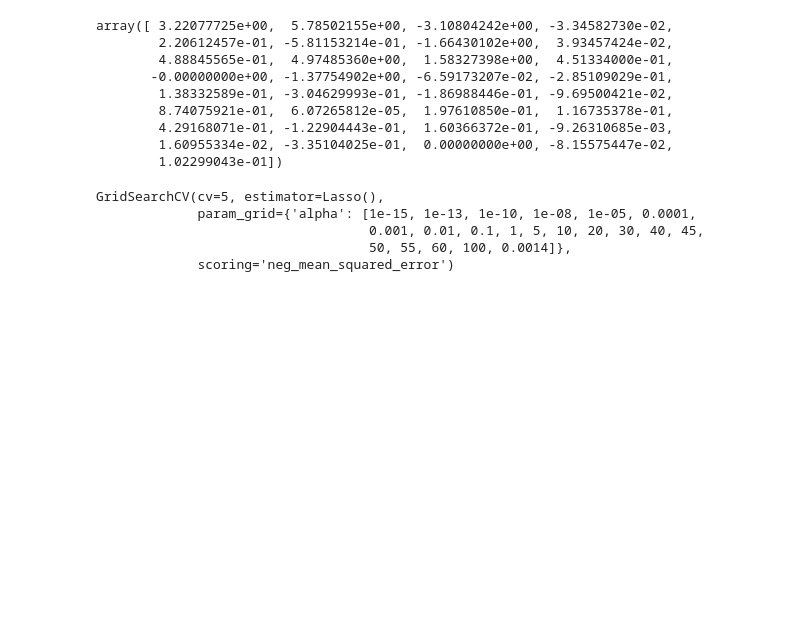
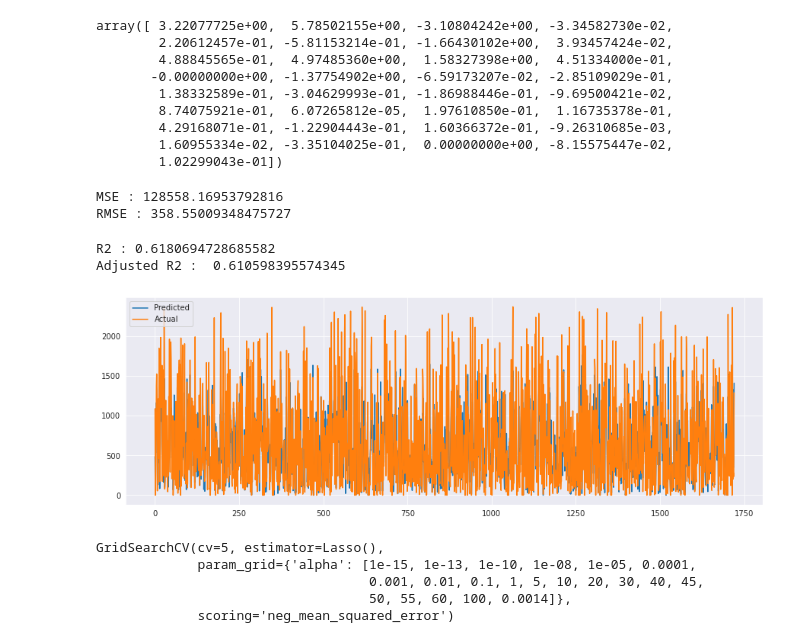
Before and after one commit to aloksingh43/Bike_sharing_demand_prediction, a Jupyter notebook: Bike_sharing_demand_prediction.ipynb, the cells around one changed output. Saved outputs shown, nothing was run; the diff lists cells and outputs as text; code cells hidden in the pictures; blank space fills up the shorter version.

```diff
--- a/Bike_sharing_demand_prediction.ipynb
+++ b/Bike_sharing_demand_prediction.ipynb
@@ -662,8 +662,8 @@ plt.show()
 [figure]
 # %%
 from sklearn.linear_model import Lasso
-lasso  = Lasso(alpha=0.001 , max_iter= 3000)
-lasso.fit(X_train, y_train)
+lasso_1  = Lasso(alpha=0.001 , max_iter= 3000)
+lasso_1.fit(X_train, y_train)
 # %% [output]
 Lasso(alpha=0.001, max_iter=3000)
 # %%
@@ -682,6 +682,31 @@ array([ 3.22077725e+00,  5.78502155e+00, -3.10804242e+00, -3.34582730e-02,
         4.29168071e-01, -1.22904443e-01,  1.60366372e-01, -9.26310685e-03,
         1.60955334e-02, -3.35104025e-01,  0.00000000e+00, -8.15575447e-02,
         1.02299043e-01])
+# %%
+y_pred_lasso_1 = lasso_1.predict(X_test)
+# %%
+MSE  = mean_squared_error((y_test)**2, (y_pred_lasso_1)**2)
+print("MSE :" , MSE)
+RMSE = np.sqrt(MSE)
+print("RMSE :" ,RMSE)
+# %% [output]
+MSE : 128558.16953792816
+RMSE : 358.55009348475727
+# %%
+r2 = r2_score((y_test)**2, (y_pred_lasso_1)**2)
+print("R2 :" ,r2)
+print("Adjusted R2 : ",1-(1-r2_score((y_test)**2, (y_pred_lasso_1)**2))*((X_test.shape[0]-1)/(X_test.shape[0]-X_test.shape[1]-1)))
+# %% [output]
+R2 : 0.6180694728685582
+Adjusted R2 :  0.610598395574345
+# %%
+plt.figure(figsize=(15,5))
+plt.plot((y_pred_lasso_1)**2)
+plt.plot(np.array((y_test)**2))
+plt.legend(["Predicted","Actual"])
+plt.show()
+# %% [output]
+[figure, added]
 # %%
 ### Cross validation
 from sklearn.model_selection import GridSearchCV
```
Also changed, not shown: parts of 17 cells of this notebook.
